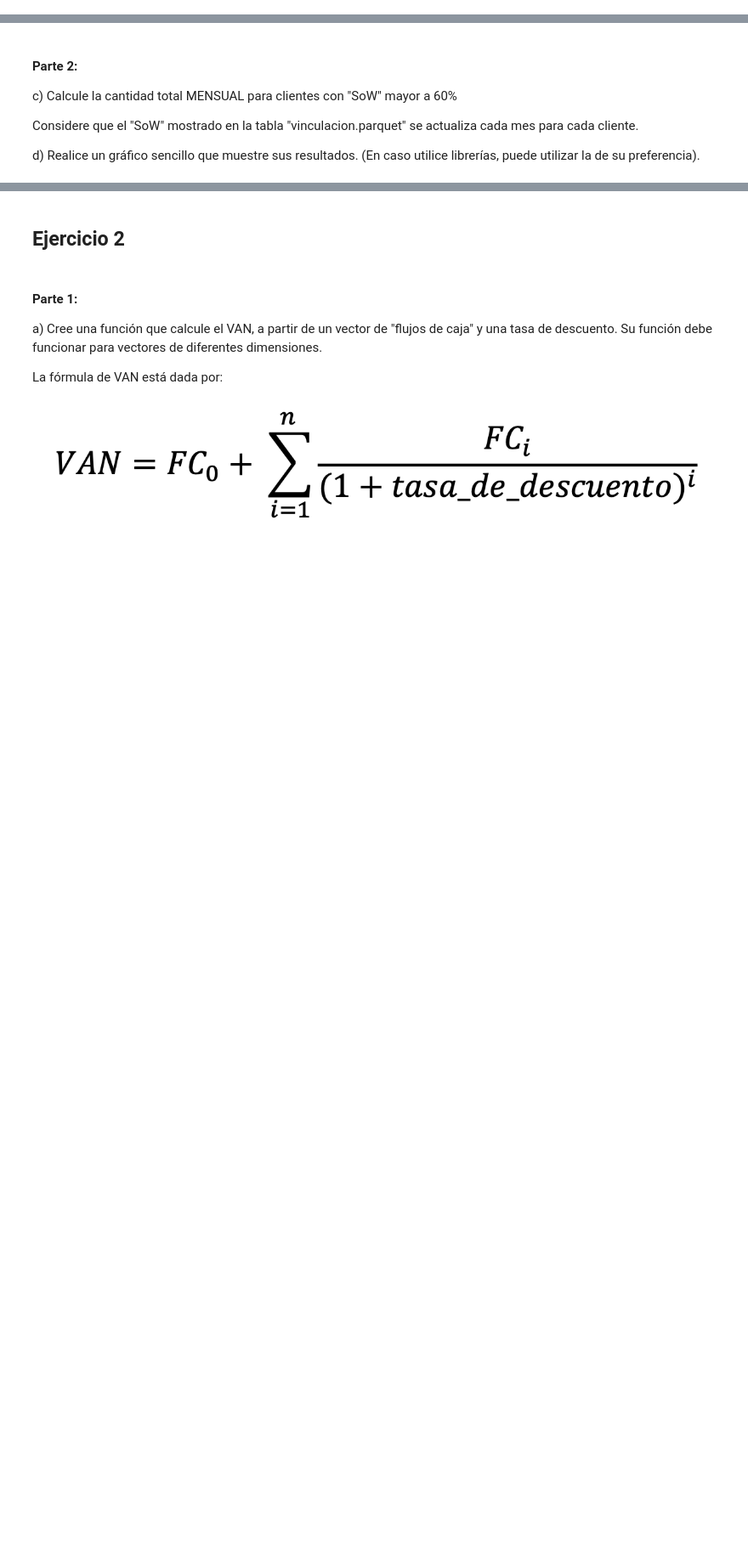
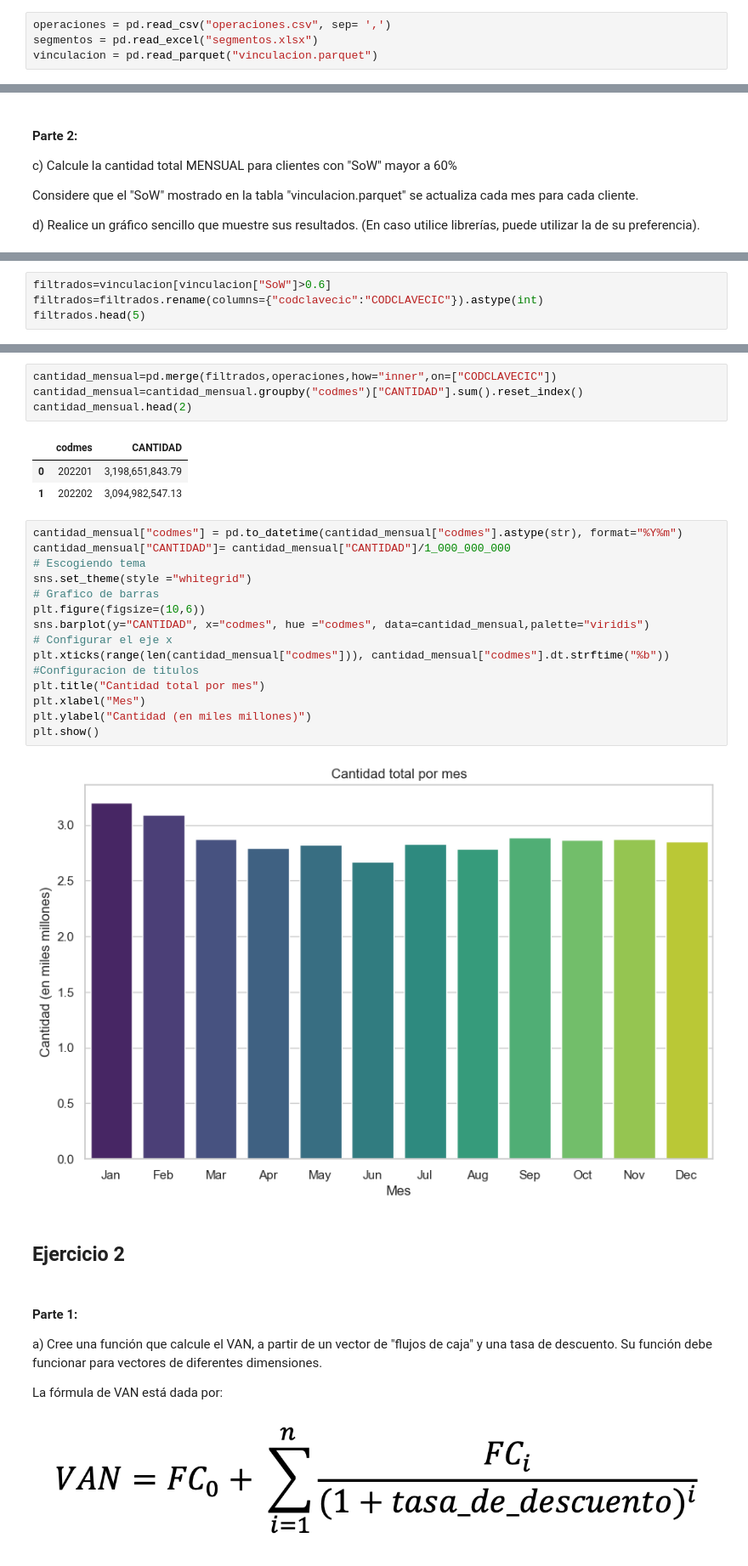
Before and after one commit to alehuari/BCP_BANCA, a Jupyter notebook: Archivos/Exam_ale.ipynb, the cells around one changed output, grey strips where cells are left out. Shown at 85% size. Saved outputs shown, nothing was run; the diff lists cells and outputs as text; blank space fills up the shorter version.

```diff
--- a/Archivos/Exam_ale.ipynb
+++ b/Archivos/Exam_ale.ipynb
@@ -25,3 +23,7 @@ a) Lea los archivos proporcionados.
 b) Calcule (i) la cantidad total y (ii) el ingreso promedio para cada segmento de clientes (Hint: el ingreso se calcula como PxQ).
 
 Los clientes de la tabla "operaciones.csv" que NO aparecen en la tabla de "segmentos.xlsx" son "NO SEGMENTADOS".
+# %%
+operaciones = pd.read_csv("operaciones.csv", sep= ',')
+segmentos = pd.read_excel("segmentos.xlsx")
+vinculacion = pd.read_parquet("vinculacion.parquet")
@@ -35,0 +163,4 @@ d) Realice un gráfico sencillo que muestre sus resultados. (En caso utilice lib
+# %%
+filtrados=vinculacion[vinculacion["SoW"]>0.6]
+filtrados=filtrados.rename(columns={"codclavecic":"CODCLAVECIC"}).astype(int)
+filtrados.head(5)
@@ -36,3 +174,28 @@ d) Realice un gráfico sencillo que muestre sus resultados. (En caso utilice lib
+# %%
+cantidad_mensual=pd.merge(filtrados,operaciones,how="inner",on=["CODCLAVECIC"])
+cantidad_mensual=cantidad_mensual.groupby("codmes")["CANTIDAD"].sum().reset_index()
+cantidad_mensual.head(2)
+# %% [output]
+|  | codmes | CANTIDAD |
+| 0 | 202201 | 3,198,651,843.79 |
+| 1 | 202202 | 3,094,982,547.13 |
+# %%
+cantidad_mensual["codmes"] = pd.to_datetime(cantidad_mensual["codmes"].astype(str), format="%Y%m")
+cantidad_mensual["CANTIDAD"]= cantidad_mensual["CANTIDAD"]/1_000_000_000
+# Escogiendo tema
+sns.set_theme(style ="whitegrid")
+# Grafico de barras
+plt.figure(figsize=(10,6))
+sns.barplot(y="CANTIDAD", x="codmes", hue ="codmes", data=cantidad_mensual,palette="viridis")
+# Configurar el eje x
+plt.xticks(range(len(cantidad_mensual["codmes"])), cantidad_mensual["codmes"].dt.strftime("%b"))
+#Configuracion de titulos
+plt.title("Cantidad total por mes")
+plt.xlabel("Mes")
+plt.ylabel("Cantidad (en miles millones)")
+plt.show()
+# %% [output]
+[figure, added]
 # %% [markdown]
 ## Ejercicio 2
 # %% [markdown]
```
Also changed, not shown: parts of 20 cells of this notebook, 2 other files.
